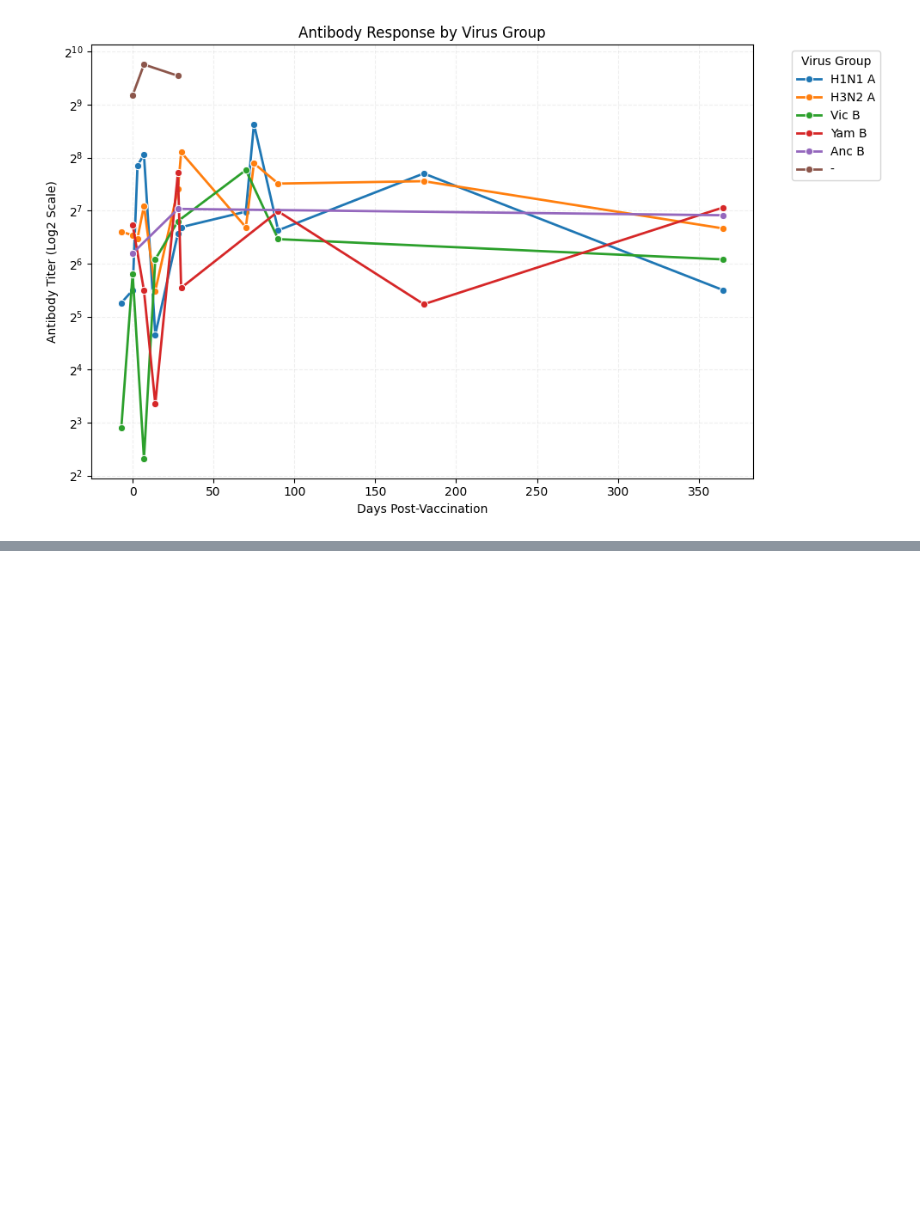
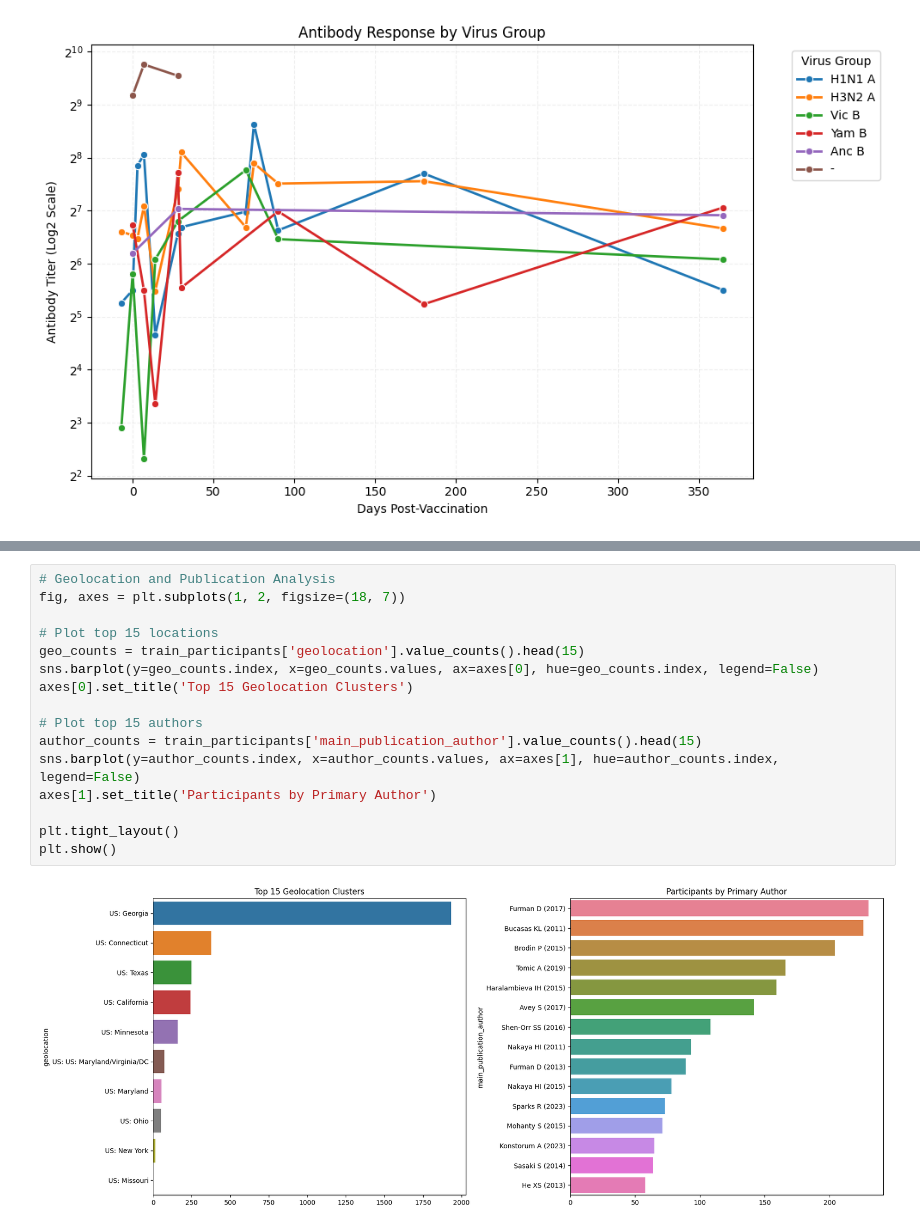
Before and after one commit to DirtyChay/cmi-flu-prediction-challenge, a Jupyter notebook: EDA.ipynb, the cells around one changed output, grey strips where cells are left out. Saved outputs shown, nothing was run; the diff lists cells and outputs as text; blank space fills up the shorter version.

```diff
--- a/EDA.ipynb
+++ b/EDA.ipynb
@@ -394,0 +469,18 @@ Virus Groups Found:
+# %%
+# Geolocation and Publication Analysis
+fig, axes = plt.subplots(1, 2, figsize=(18, 7))
+
+# Plot top 15 locations
+geo_counts = train_participants['geolocation'].value_counts().head(15)
+sns.barplot(y=geo_counts.index, x=geo_counts.values, ax=axes[0], hue=geo_counts.index, legend=False)
+axes[0].set_title('Top 15 Geolocation Clusters')
+
+# Plot top 15 authors
+author_counts = train_participants['main_publication_author'].value_counts().head(15)
+sns.barplot(y=author_counts.index, x=author_counts.values, ax=axes[1], hue=author_counts.index, legend=False)
+axes[1].set_title('Participants by Primary Author')
+
+plt.tight_layout()
+plt.show()
+# %% [output]
+[figure, added]
```
Also changed, not shown: parts of 10 cells of this notebook.
